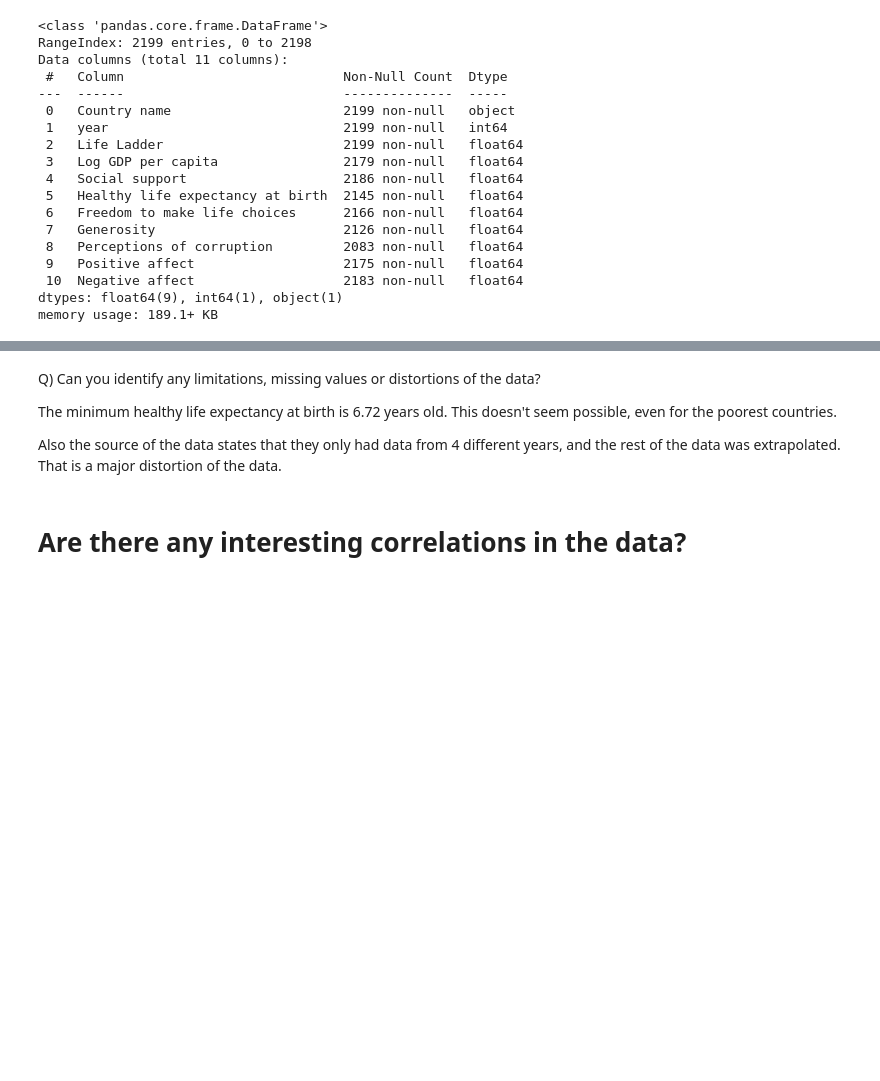
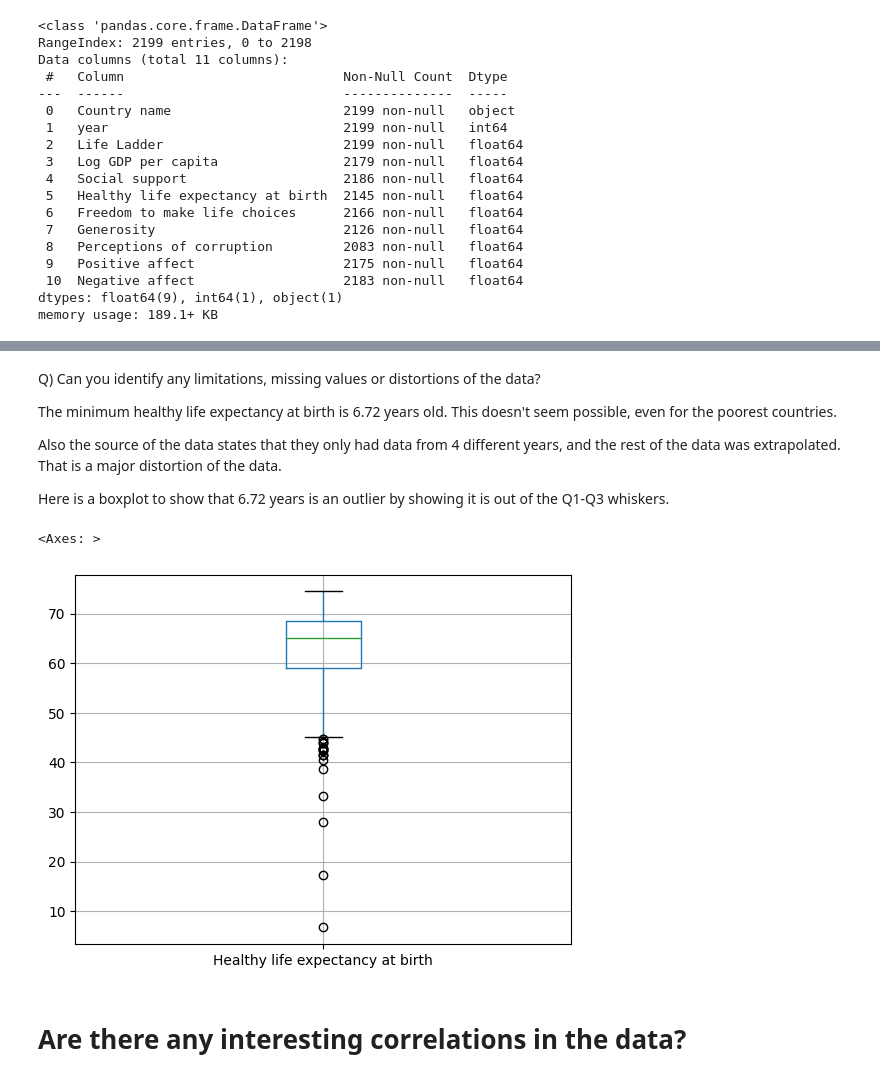
Before and after one commit to USFCA-CS663-Spring2024/happiness-laurencelo1, a Jupyter notebook: Happiness - Assignment 1 - CS 663 (Machine Learning).ipynb, the cells around one changed output, grey strips where cells are left out. Drawn from its saved outputs; the diff is of its cells as text; code cells hidden in the pictures; blank space fills up the shorter version.

```diff
--- a/Happiness - Assignment 1 - CS 663 (Machine Learning).ipynb
+++ b/Happiness - Assignment 1 - CS 663 (Machine Learning).ipynb
@@ -86,6 +86,13 @@ Q) Can you identify any limitations, missing values or distortions of the data?
 The minimum healthy life expectancy at birth is 6.72 years old. This doesn't seem possible, even for the poorest countries.
 
 Also the source of the data states that they only had data from 4 different years, and the rest of the data was extrapolated. That is a major distortion of the data.
+
+Here is a boxplot to show that 6.72 years is an outlier by showing it is out of the Q1-Q3 whiskers.
+# %%
+df.boxplot(column='Healthy life expectancy at birth')
+# %% [output]
+<Axes: >
+[figure, added]
 # %% [markdown]
 # Are there any interesting correlations in the data?
 # %%
```
Also changed, not shown: parts of 15 cells of this notebook.
